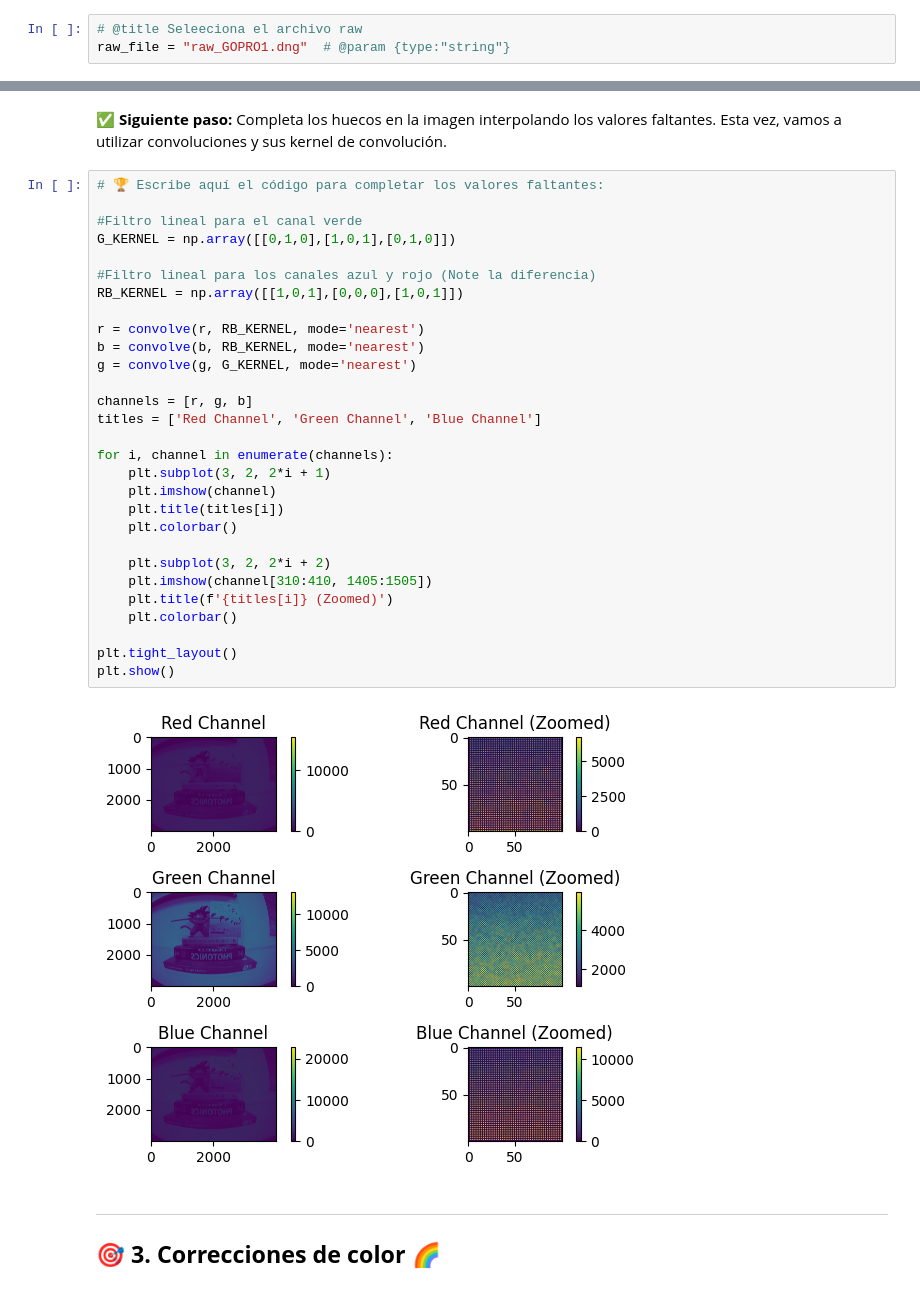
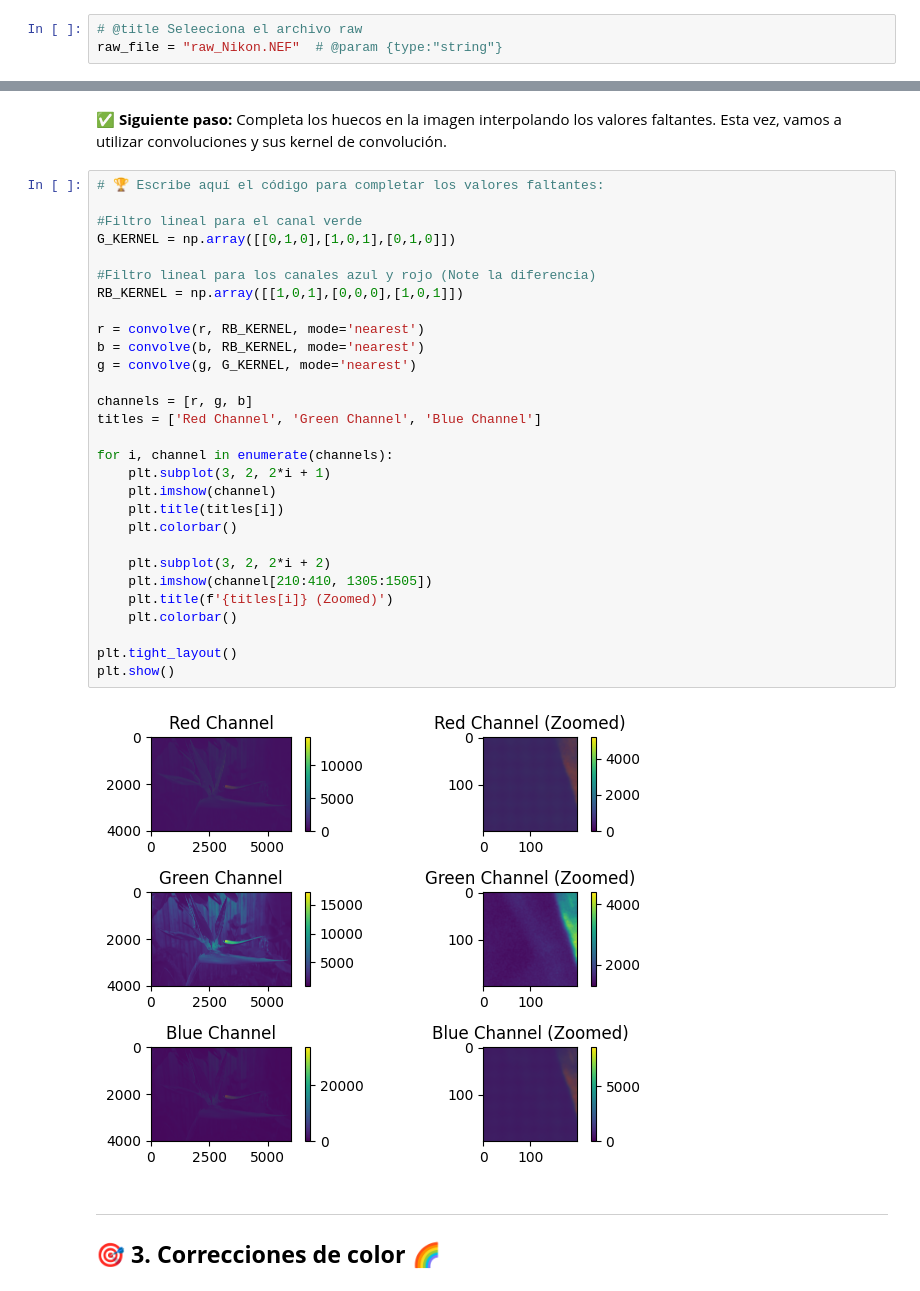
Before and after one commit to DiegoRodriguezcv/Hands-on-Computer-Vision, a Jupyter notebook: sesiones/sesion2/Sesion2_1_Demosaicking.ipynb, the cells around one changed output, grey strips where cells are left out. Saved outputs shown, nothing was run; the diff lists cells and outputs as text.

```diff
--- a/sesiones/sesion2/Sesion2_1_Demosaicking.ipynb
+++ b/sesiones/sesion2/Sesion2_1_Demosaicking.ipynb
@@ -38,7 +38,7 @@ from scipy.ndimage import convolve
 Los raw disponibles son `raw.CR2`, `raw_Canon.CR2`, `raw_Canon2.CR2`, `raw_GOPRO1.dng`, `raw_GOPRO2.dng`, `raw_Nikon.NEF`.
 # %%
 # @title Seleeciona el archivo raw
-raw_file = "raw_GOPRO1.dng"  # @param {type:"string"}
+raw_file = "raw_Nikon.NEF"  # @param {type:"string"}
 # %%
 # @title descargar raw
 raw_files = {
@@ -195,34 +195,34 @@ Esta vez, vamos a utilizar convoluciones y sus kernel de convolución.
 # %%
 # 🏆 Escribe aquí el código para completar los valores faltantes:
 
 #Filtro lineal para el canal verde
 G_KERNEL = np.array([[0,1,0],[1,0,1],[0,1,0]])
 
 #Filtro lineal para los canales azul y rojo (Note la diferencia)
 RB_KERNEL = np.array([[1,0,1],[0,0,0],[1,0,1]])
 
 r = convolve(r, RB_KERNEL, mode='nearest')
 b = convolve(b, RB_KERNEL, mode='nearest')
 g = convolve(g, G_KERNEL, mode='nearest')
 
 channels = [r, g, b]
 titles = ['Red Channel', 'Green Channel', 'Blue Channel']
 
 for i, channel in enumerate(channels):
     plt.subplot(3, 2, 2*i + 1)
     plt.imshow(channel)
     plt.title(titles[i])
     plt.colorbar()
 
     plt.subplot(3, 2, 2*i + 2)
-    plt.imshow(channel[310:410, 1405:1505])
+    plt.imshow(channel[210:410, 1305:1505])
     plt.title(f'{titles[i]} (Zoomed)')
     plt.colorbar()
 
 plt.tight_layout()
 plt.show()
 # %% [output]
-[figure, old version]
+[figure, new version]
 # %% [markdown]
 ---
 ## 🎯 **3. Correcciones de color** <a name="tema4"></a> 🌈
```
Also changed, not shown: parts of 6 cells of this notebook.
